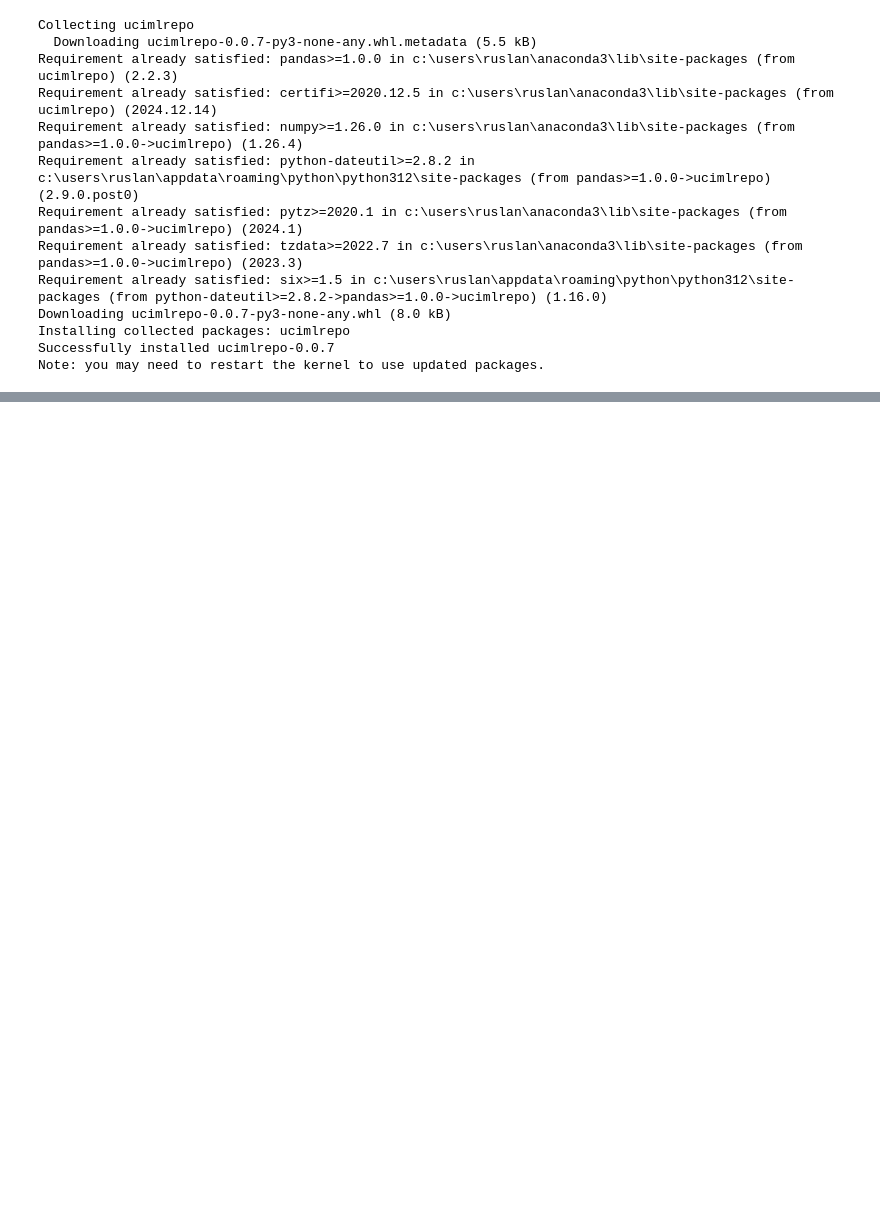
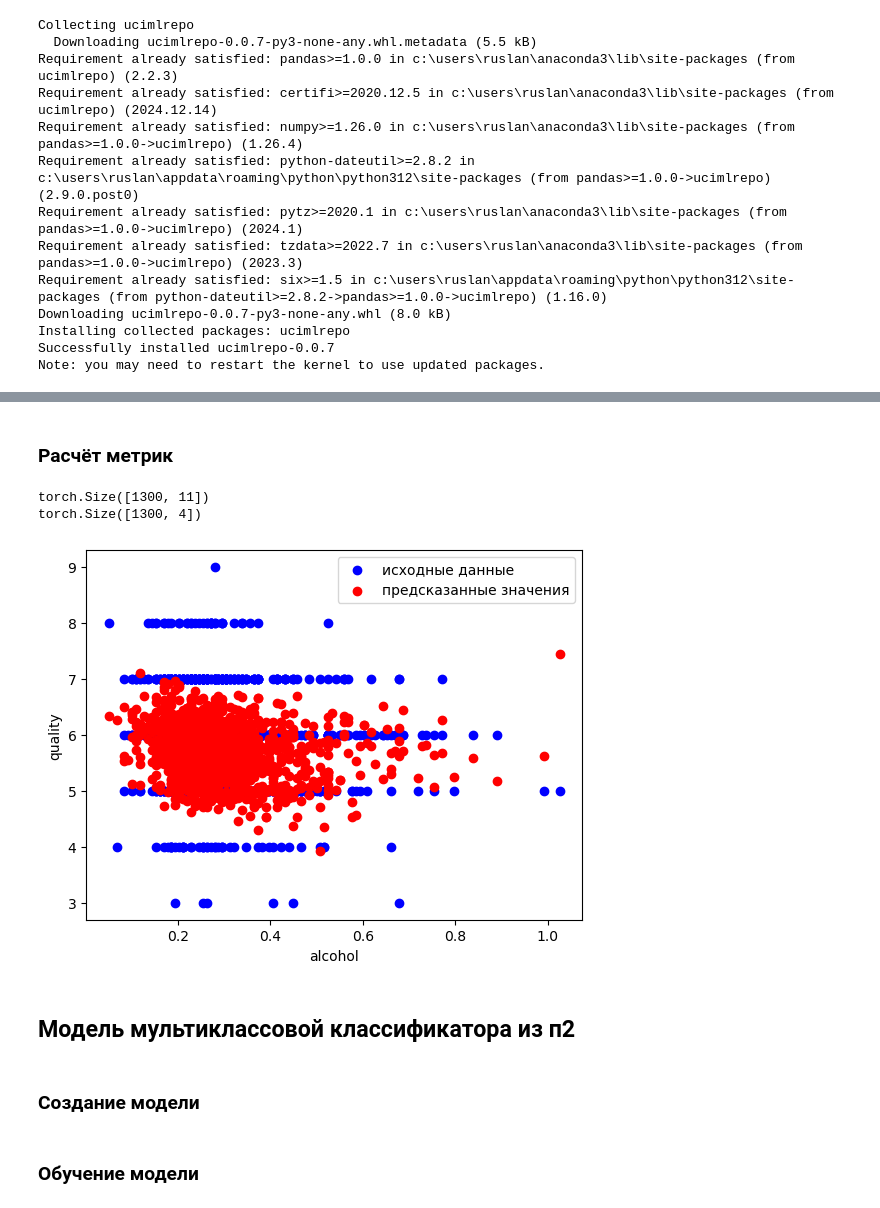
Before and after one commit to sokuroff/TPU-09.04.04-Software-Engineering, a Jupyter notebook: Semester 2/Neural networks/Lab1.ipynb, the cells around one changed output, grey strips where cells are left out. Drawn from its saved outputs; the diff is of its cells as text; code cells hidden in the pictures; blank space fills up the shorter version.

```diff
--- a/Semester 2/Neural networks/Lab1.ipynb
+++ b/Semester 2/Neural networks/Lab1.ipynb
@@ -403,0 +537,7 @@ X_train shape: (13903, 13)
+# %%
+import torch
+
+X_train = torch.tensor(X_train, dtype=torch.float32)
+X_test = torch.tensor(X_test, dtype=torch.float32)
+y_train = torch.tensor(y_train.to_numpy(), dtype=torch.float32).view(-1, 1)
+y_test = torch.tensor(y_test.to_numpy(), dtype=torch.float32).view(-1, 1)
@@ -403,0 +646,35 @@ X_train shape: (13903, 13)
+# %% [markdown]
+### Расчёт метрик
+# %%
+print(X_test.shape)
+print(y_pred.shape)
+# %% [output]
+torch.Size([1300, 11])
+torch.Size([1300, 4])
+# %%
+# Оценка точности модели на тестовом наборе данных
+model.eval()  # Устанавливаем модель в режим оценки
+correct = 0
+total = 0
+
+
+with torch.no_grad():  # Градиенты не нужны при оценке
+    y_pred = model(X_test)  # Получаем предсказания
+
+y_pred = pd.DataFrame(y_pred)
+
+y_test.shape
+X_test_saved = pd.DataFrame(X_test_saved)
+a = X_test_saved[0].to_numpy()
+plt.scatter(a, y_test, color = 'blue', label = 'исходные данные')
+plt.scatter(a, y_pred, color = 'red', label = 'предсказанные значения')
+plt.xlabel('alcohol')
+plt.ylabel('quality')
+plt.legend()
+plt.show()
+# %% [output]
+[figure, added]
+# %% [markdown]
+## Модель мультиклассовой классификатора из п2
+# %% [markdown]
+### Создание модели
@@ -403,0 +699,2 @@ X_train shape: (13903, 13)
+# %% [markdown]
+### Обучение модели
```
Also changed, not shown: parts of 80 cells of this notebook.
